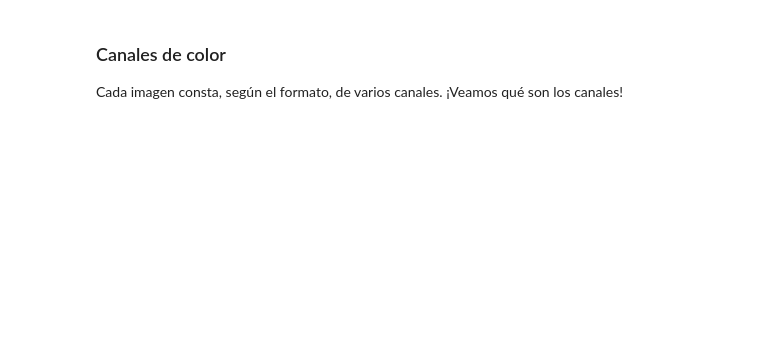
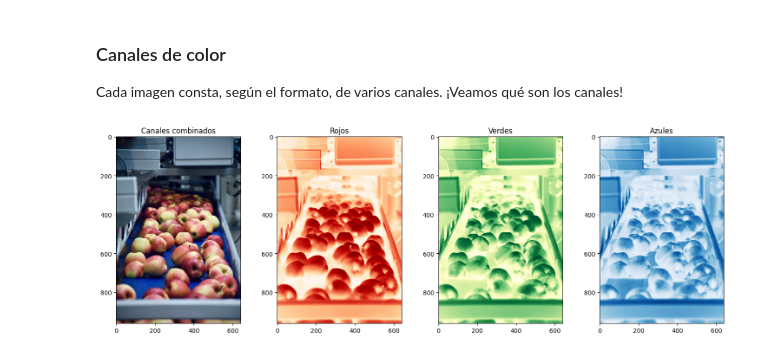
Before and after one commit to russokun/desafio4.0, a Jupyter notebook: modulo3/13 - Carga Imagenes.ipynb, the cells around one changed output. Cells and saved outputs as stored; diff of their text form; code cells hidden in the pictures; blank space fills up the shorter version.

```diff
--- a/modulo3/13 - Carga Imagenes.ipynb
+++ b/modulo3/13 - Carga Imagenes.ipynb
@@ -42,25 +53,27 @@ plt.imshow(sem_img_rgb)
 Cada imagen consta, según el formato, de varios canales.
 ¡Veamos qué son los canales!
 # %%
-imagen_bgr = cv2.imread("manzanas.jpg", cv2.IMREAD_COLOR)
+imagen_bgr = cv2.imread("imagen1.png", cv2.IMREAD_COLOR)
 b, g, r = cv2.split(imagen_bgr)
 
 # Mostramos los canales por separado
 plt.figure(figsize=[15, 5])
 
 plt.subplot(142)
 plt.imshow(r, cmap="OrRd");plt.title("Rojos")
 plt.subplot(143)
 plt.imshow(g, cmap="YlGn");plt.title("Verdes")
 plt.subplot(144)
 plt.imshow(b, cmap="Blues");plt.title("Azules")
 
 #Combinamos los tres canales nuevamente
 imgCombinada = cv2.merge((b, g, r))
 img_rgb = cv2.cvtColor(imgCombinada, cv2.COLOR_BGR2RGB)
 # Combinamos y mostramos
 plt.subplot(141)
 plt.imshow(img_rgb)
 plt.tight_layout()
 plt.title("Canales combinados")
 plt.show()
+# %% [output]
+[figure, added]
```
Also changed, not shown: parts of 5 cells of this notebook, 7 other files.
